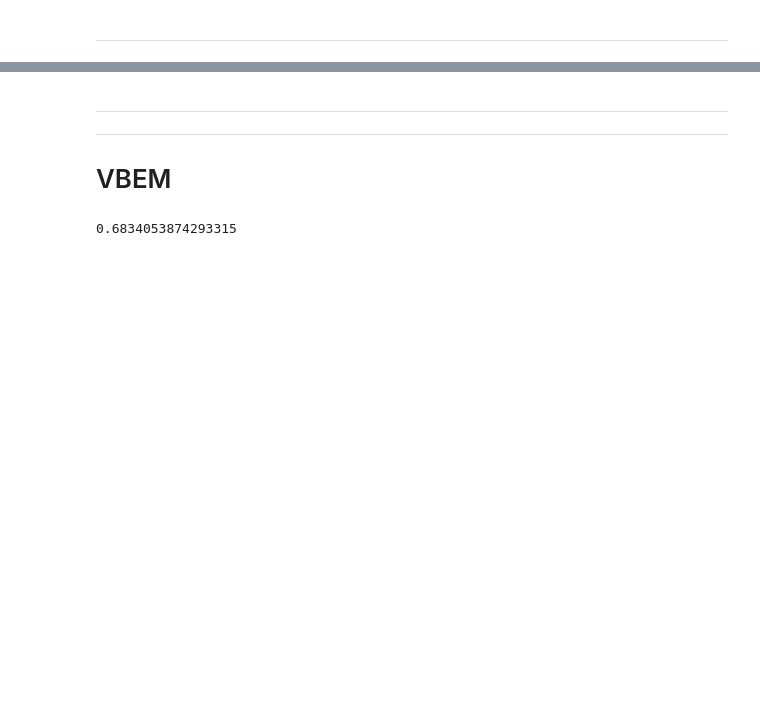
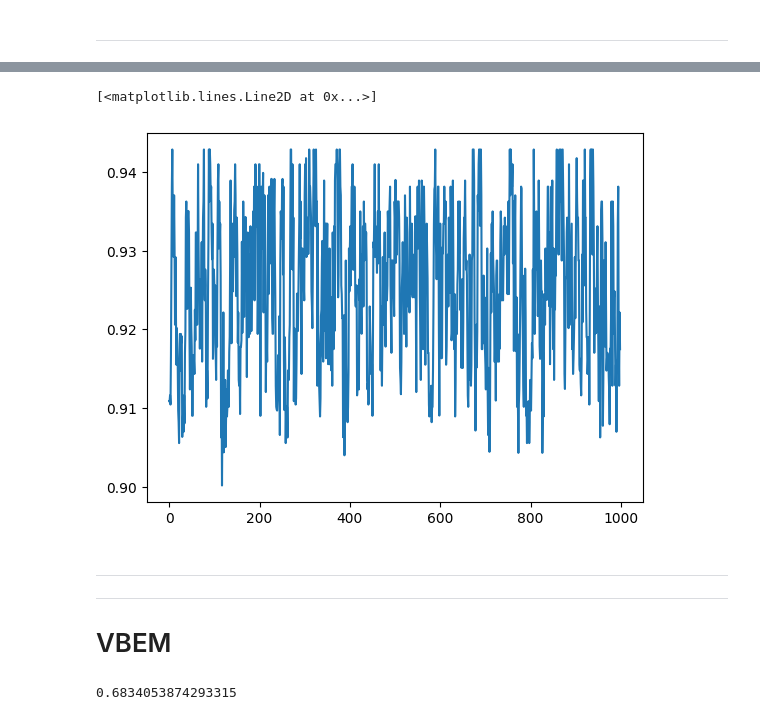
Before and after one commit to jimmyjz1127/bayesian-mixture-model-missing-data, a Jupyter notebook: test.ipynb, the cells around one changed output, grey strips where cells are left out. Cells and saved outputs as stored; diff of their text form; code cells hidden in the pictures; blank space fills up the shorter version.

```diff
--- a/test.ipynb
+++ b/test.ipynb
@@ -109,3 +118,9 @@ Wall time: 3min 22s
+# %%
+scores = [adjusted_rand_score(sample['z'],y) for sample in samples]
+plt.plot(scores)
+# %% [output]
+[<matplotlib.lines.Line2D at 0x...>]
+[figure, added]
 # %% [markdown]
 ---
 ---
```
Also changed, not shown: parts of 12 cells of this notebook, 5 other files.
